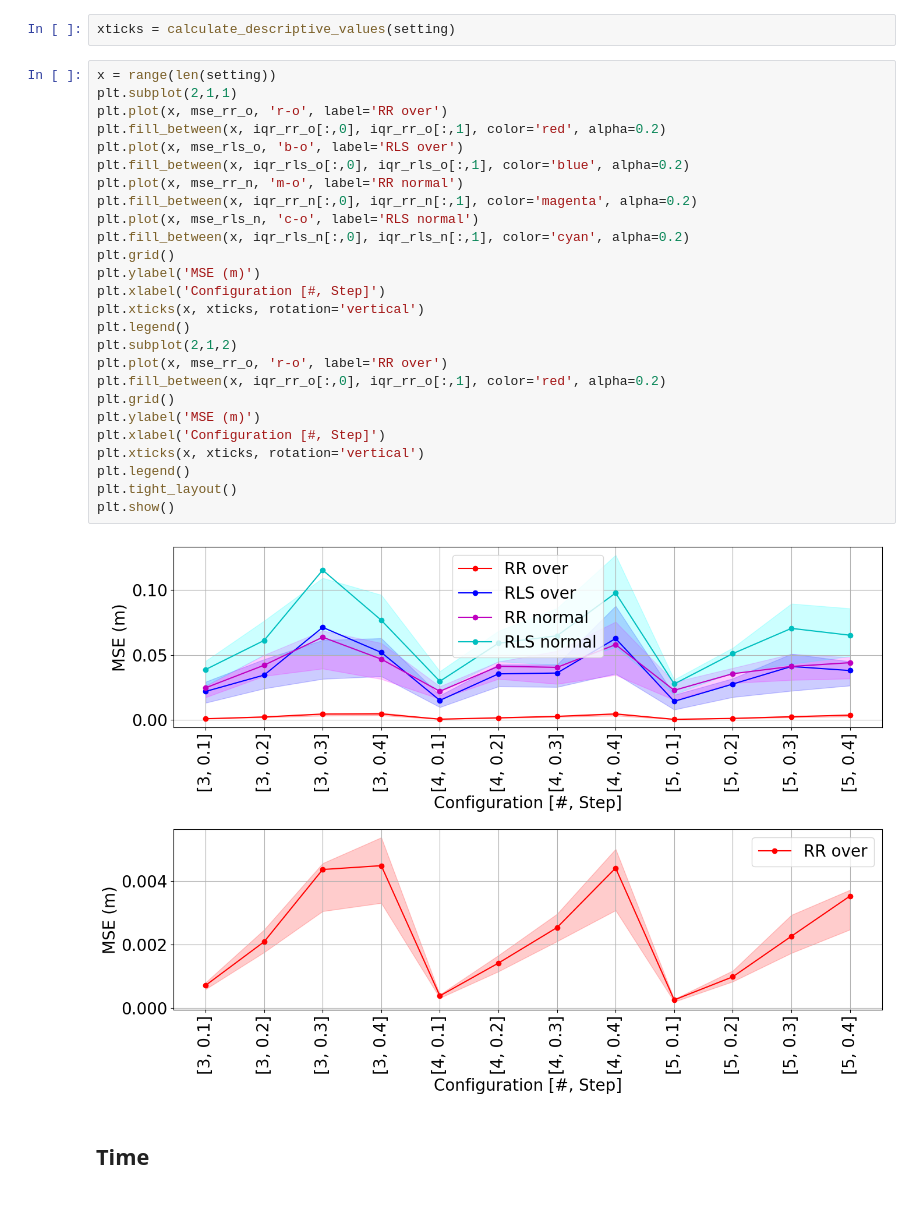
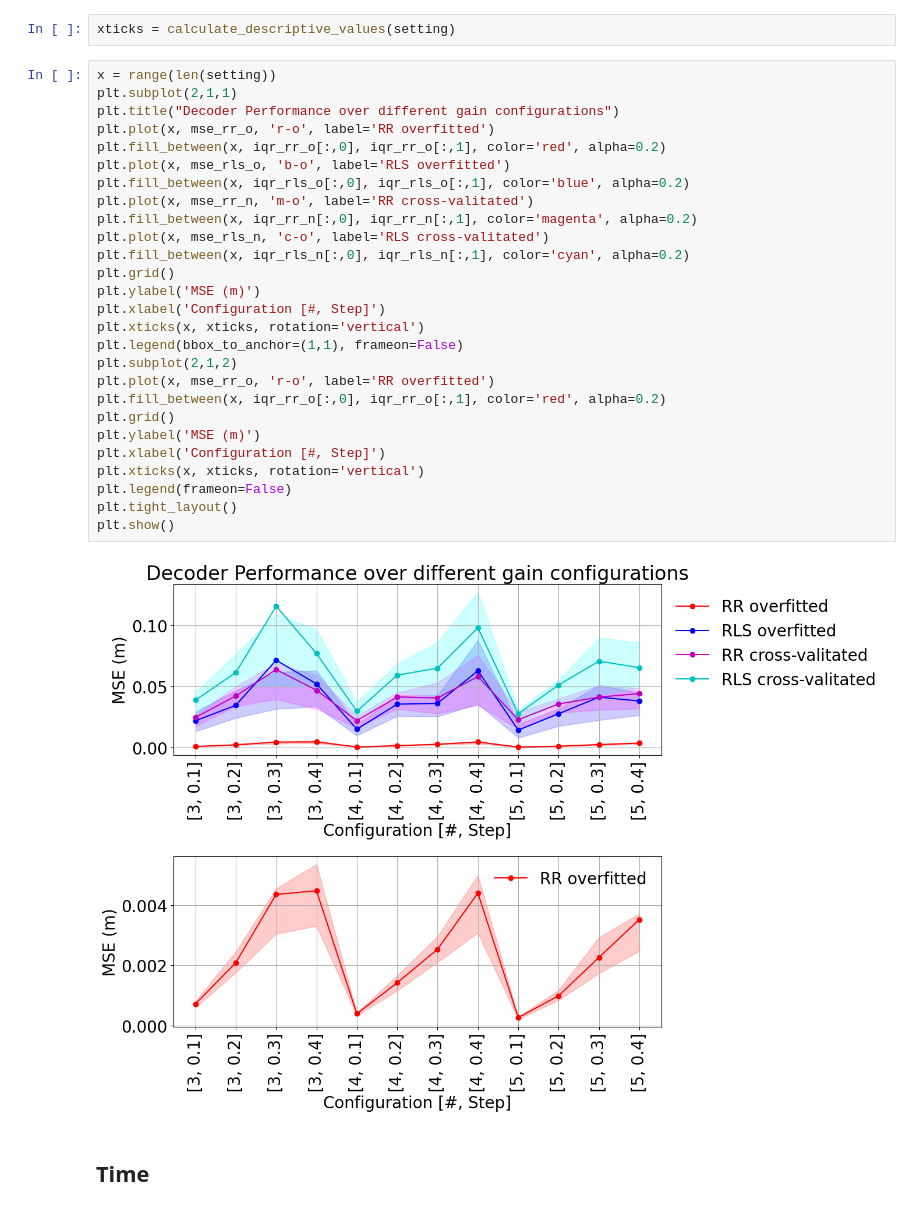
Before and after one commit to TSchwierz/SelfLocalisationCF, a Jupyter notebook: AddendumAnalysis.ipynb, the cells around one changed output. Saved outputs shown, nothing was run; the diff lists cells and outputs as text.

```diff
--- a/AddendumAnalysis.ipynb
+++ b/AddendumAnalysis.ipynb
@@ -668,31 +499,32 @@ xticks = calculate_descriptive_values(setting)
 # %%
 x = range(len(setting))
 plt.subplot(2,1,1)
-plt.plot(x, mse_rr_o, 'r-o', label='RR over')
+plt.title("Decoder Performance over different gain configurations")
+plt.plot(x, mse_rr_o, 'r-o', label='RR overfitted')
 plt.fill_between(x, iqr_rr_o[:,0], iqr_rr_o[:,1], color='red', alpha=0.2)
-plt.plot(x, mse_rls_o, 'b-o', label='RLS over')
+plt.plot(x, mse_rls_o, 'b-o', label='RLS overfitted')
 plt.fill_between(x, iqr_rls_o[:,0], iqr_rls_o[:,1], color='blue', alpha=0.2)
-plt.plot(x, mse_rr_n, 'm-o', label='RR normal')
+plt.plot(x, mse_rr_n, 'm-o', label='RR cross-valitated')
 plt.fill_between(x, iqr_rr_n[:,0], iqr_rr_n[:,1], color='magenta', alpha=0.2)
-plt.plot(x, mse_rls_n, 'c-o', label='RLS normal')
+plt.plot(x, mse_rls_n, 'c-o', label='RLS cross-valitated')
 plt.fill_between(x, iqr_rls_n[:,0], iqr_rls_n[:,1], color='cyan', alpha=0.2)
 plt.grid()
 plt.ylabel('MSE (m)')
 plt.xlabel('Configuration [#, Step]')
 plt.xticks(x, xticks, rotation='vertical')
-plt.legend()
+plt.legend(bbox_to_anchor=(1,1), frameon=False)
 plt.subplot(2,1,2)
-plt.plot(x, mse_rr_o, 'r-o', label='RR over')
+plt.plot(x, mse_rr_o, 'r-o', label='RR overfitted')
 plt.fill_between(x, iqr_rr_o[:,0], iqr_rr_o[:,1], color='red', alpha=0.2)
 plt.grid()
 plt.ylabel('MSE (m)')
 plt.xlabel('Configuration [#, Step]')
 plt.xticks(x, xticks, rotation='vertical')
-plt.legend()
+plt.legend(frameon=False)
 plt.tight_layout()
 plt.show()
 # %% [output]
-[figure, old version]
+[figure, new version]
 # %% [markdown]
 ## Time
 # %%
```
Also changed, not shown: parts of 20 cells of this notebook, 19 other files.
